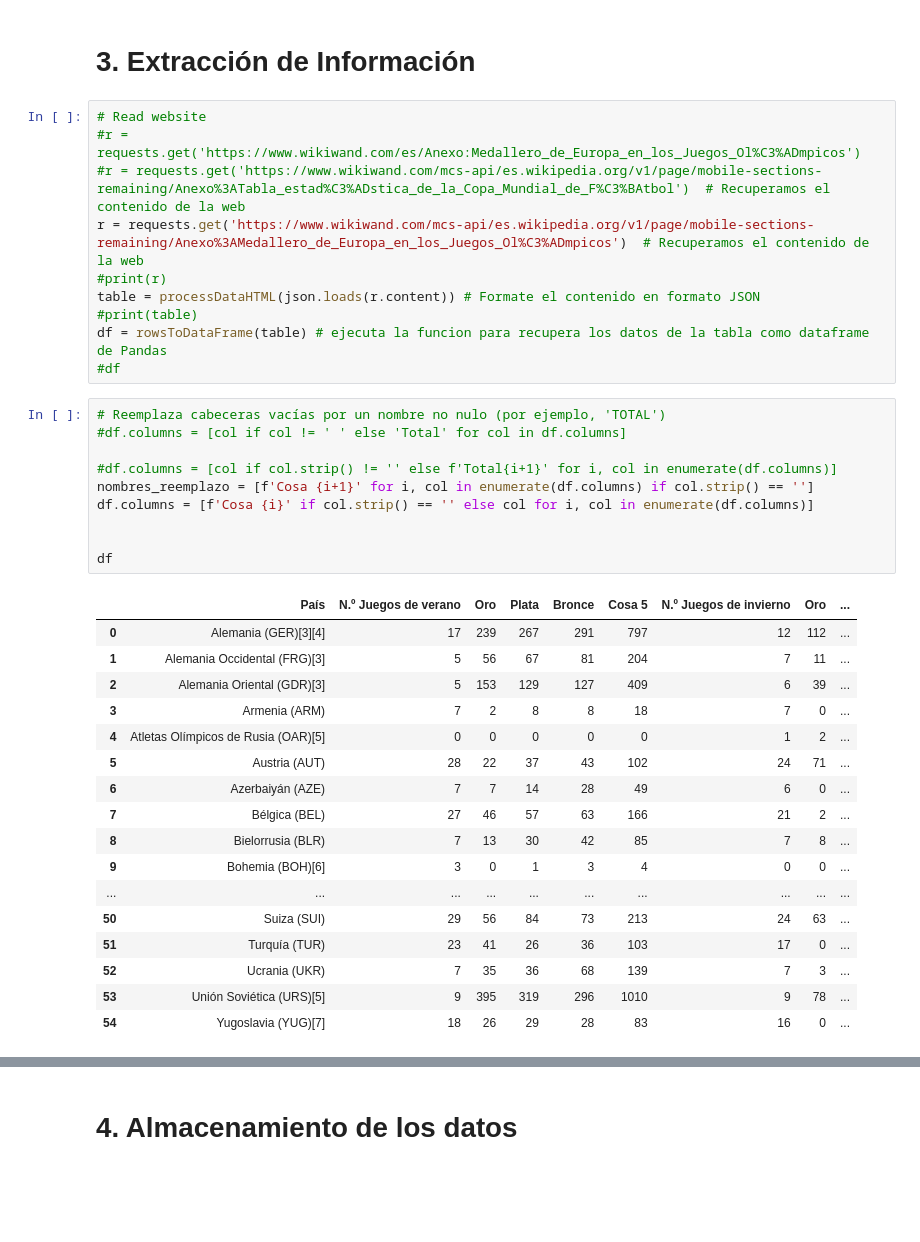
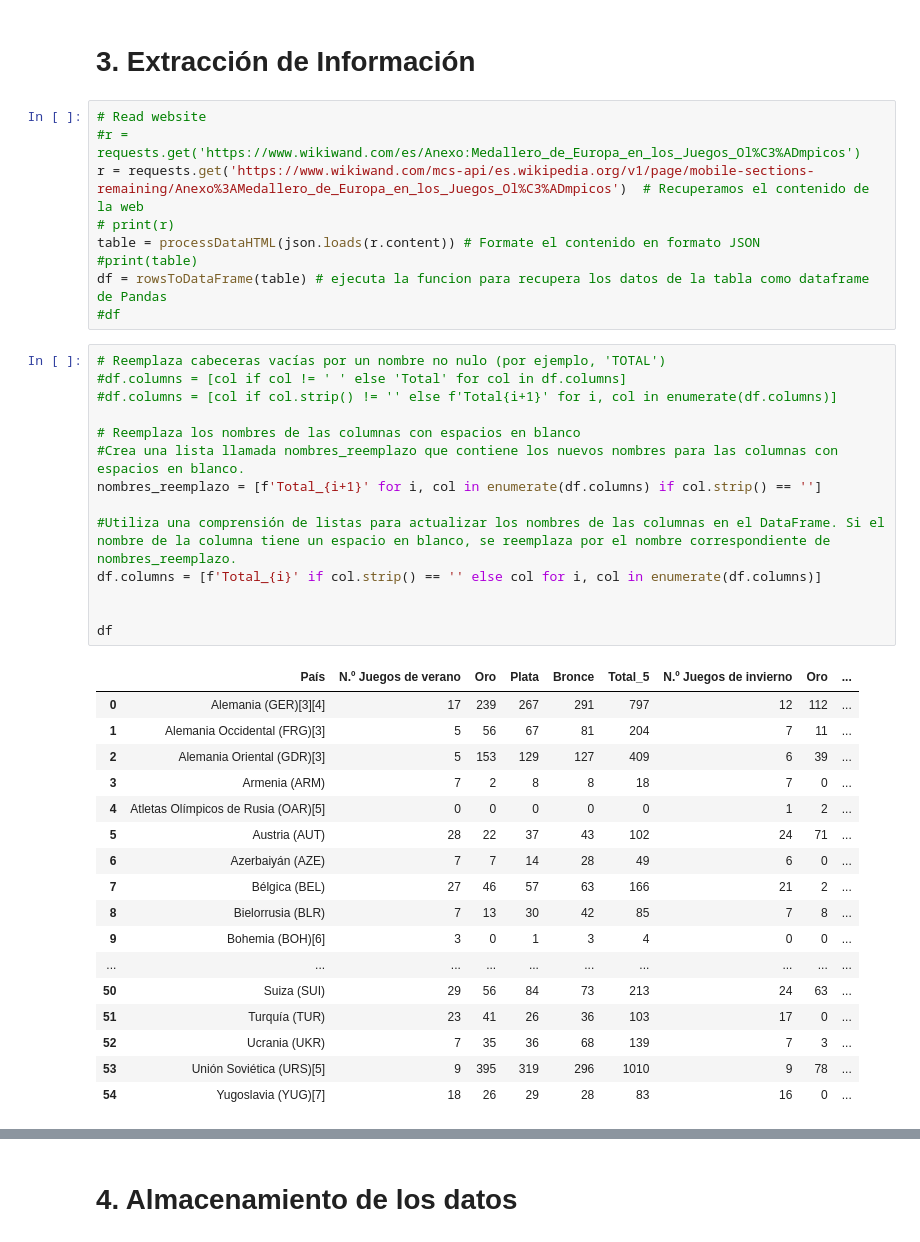
Before and after one commit to Leonelts13/DispositivosMoviles, a Jupyter notebook: Notebooks/Deber1/scrapyData.ipynb, the cells around one changed output, grey strips where cells are left out. Cells and saved outputs as stored; diff of their text form; blank space fills up the shorter version.

```diff
--- a/Notebooks/Deber1/scrapyData.ipynb
+++ b/Notebooks/Deber1/scrapyData.ipynb
@@ -80,9 +90,8 @@ def processDataHTML(data):
 # %%
 # Read website
 #r = requests.get('https://www.wikiwand.com/es/Anexo:Medallero_de_Europa_en_los_Juegos_Ol%C3%ADmpicos')
-#r = requests.get('https://www.wikiwand.com/mcs-api/es.wikipedia.org/v1/page/mobile-sections-remaining/Anexo%3ATabla_estad%C3%ADstica_de_la_Copa_Mundial_de_F%C3%BAtbol')  # Recuperamos el contenido de la web
 r = requests.get('https://www.wikiwand.com/mcs-api/es.wikipedia.org/v1/page/mobile-sections-remaining/Anexo%3AMedallero_de_Europa_en_los_Juegos_Ol%C3%ADmpicos')  # Recuperamos el contenido de la web
-#print(r)
+# print(r)
 table = processDataHTML(json.loads(r.content)) # Formate el contenido en formato JSON
 #print(table)
 df = rowsToDataFrame(table) # ejecuta la funcion para recupera los datos de la tabla como dataframe de Pandas
@@ -90,15 +99,19 @@ df = rowsToDataFrame(table) # ejecuta la funcion para recupera los datos de la t
 # %%
 # Reemplaza cabeceras vacías por un nombre no nulo (por ejemplo, 'TOTAL')
 #df.columns = [col if col != ' ' else 'Total' for col in df.columns]
+#df.columns = [col if col.strip() != '' else f'Total{i+1}' for i, col in enumerate(df.columns)]
 
-#df.columns = [col if col.strip() != '' else f'Total{i+1}' for i, col in enumerate(df.columns)]
-nombres_reemplazo = [f'Cosa {i+1}' for i, col in enumerate(df.columns) if col.strip() == '']
-df.columns = [f'Cosa {i}' if col.strip() == '' else col for i, col in enumerate(df.columns)]
+# Reemplaza los nombres de las columnas con espacios en blanco
+#Crea una lista llamada nombres_reemplazo que contiene los nuevos nombres para las columnas con espacios en blanco.
+nombres_reemplazo = [f'Total_{i+1}' for i, col in enumerate(df.columns) if col.strip() == '']
+
+#Utiliza una comprensión de listas para actualizar los nombres de las columnas en el DataFrame. Si el nombre de la columna tiene un espacio en blanco, se reemplaza por el nombre correspondiente de nombres_reemplazo.
+df.columns = [f'Total_{i}' if col.strip() == '' else col for i, col in enumerate(df.columns)]
 
 
 df
 # %% [output]
-|  | País | N.º Juegos de verano | Oro | Plata | Bronce | Cosa 5 | N.º Juegos de invierno | Oro | ... |
+|  | País | N.º Juegos de verano | Oro | Plata | Bronce | Total_5 | N.º Juegos de invierno | Oro | ... |
 | 0 | Alemania (GER)[3][4] | 17 | 239 | 267 | 291 | 797 | 12 | 112 | ... |
 | 1 | Alemania Occidental (FRG)[3] | 5 | 56 | 67 | 81 | 204 | 7 | 11 | ... |
 | 2 | Alemania Oriental (GDR)[3] | 5 | 153 | 129 | 127 | 409 | 6 | 39 | ... |
```
Also changed, not shown: parts of 5 cells of this notebook.
